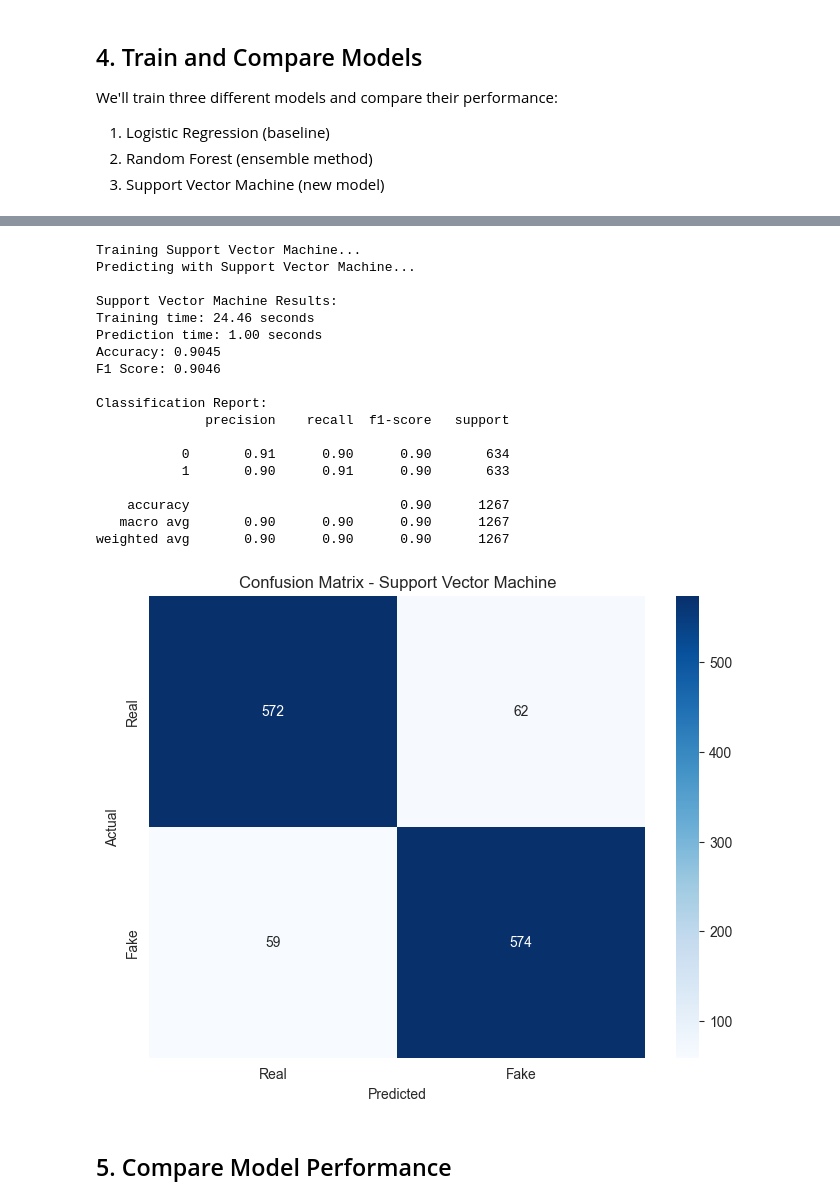
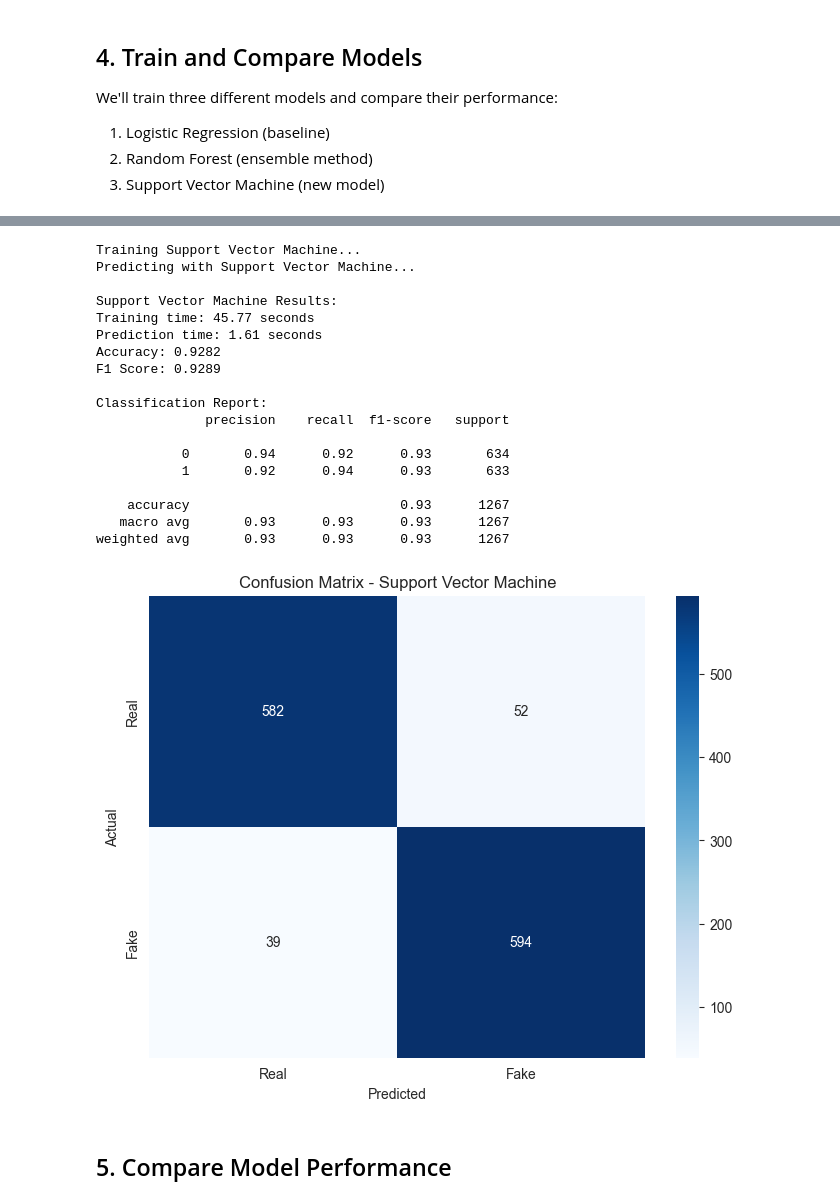
Before and after one commit to Daniel-Muller45/FakeNewsNet, a Jupyter notebook: notebooks/svm_model_implementation.ipynb, the cells around one changed output, grey strips where cells are left out. Cells and saved outputs as stored; diff of their text form; code cells hidden in the pictures.

```diff
--- a/notebooks/svm_model_implementation.ipynb
+++ b/notebooks/svm_model_implementation.ipynb
@@ -150,7 +150,7 @@ def train_evaluate_model(model, model_name, X_train, y_train, X_test, y_test):
 models = [
     (LogisticRegression(max_iter=1000, C=1.0), "Logistic Regression"),
     (RandomForestClassifier(n_estimators=100, random_state=42), "Random Forest"),
-    (SVC(kernel='linear', C=1.0, probability=True), "Support Vector Machine")
+    (SVC(kernel='rbf', C=10, gamma='scale', probability=True), "Support Vector Machine")
 ]
 
 # Train and evaluate each model
@@ -187,36 +187,36 @@ Training time: 1.71 seconds
 Prediction time: 0.02 seconds
 Accuracy: 0.9021
 F1 Score: 0.9025
 
 Classification Report:
               precision    recall  f1-score   support
 
            0       0.91      0.90      0.90       634
            1       0.90      0.91      0.90       633
 
     accuracy                           0.90      1267
    macro avg       0.90      0.90      0.90      1267
 weighted avg       0.90      0.90      0.90      1267
 [figure]
 Training Support Vector Machine...
 Predicting with Support Vector Machine...
 
 Support Vector Machine Results:
-Training time: 24.46 seconds
-Prediction time: 1.00 seconds
-Accuracy: 0.9045
-F1 Score: 0.9046
+Training time: 45.77 seconds
+Prediction time: 1.61 seconds
+Accuracy: 0.9282
+F1 Score: 0.9289
 
 Classification Report:
               precision    recall  f1-score   support
 
-           0       0.91      0.90      0.90       634
-           1       0.90      0.91      0.90       633
+           0       0.94      0.92      0.93       634
+           1       0.92      0.94      0.93       633
 
-    accuracy                           0.90      1267
-   macro avg       0.90      0.90      0.90      1267
-weighted avg       0.90      0.90      0.90      1267
+    accuracy                           0.93      1267
+   macro avg       0.93      0.93      0.93      1267
+weighted avg       0.93      0.93      0.93      1267
-[figure, old version]
+[figure, new version]
 # %% [markdown]
 ## 5. Compare Model Performance
 # %%
```
Also changed, not shown: parts of 1 cell of this notebook, 1 other file.
